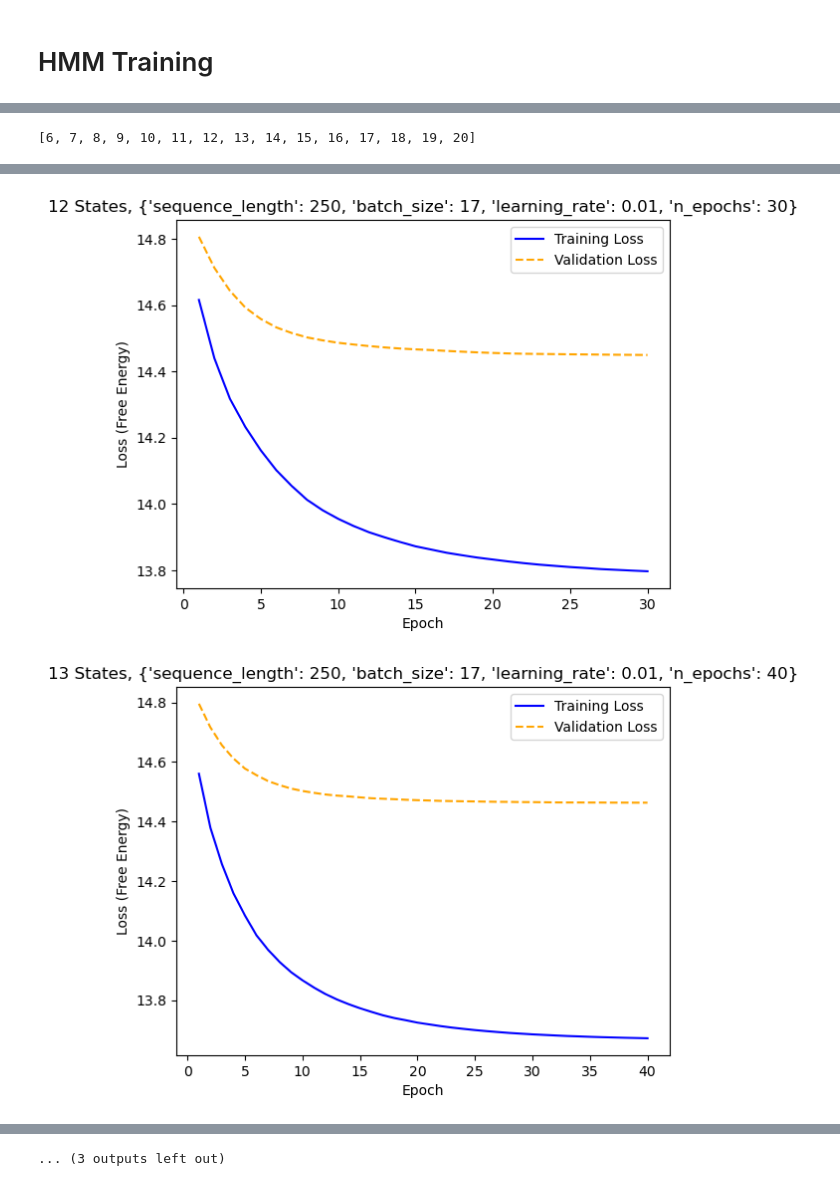
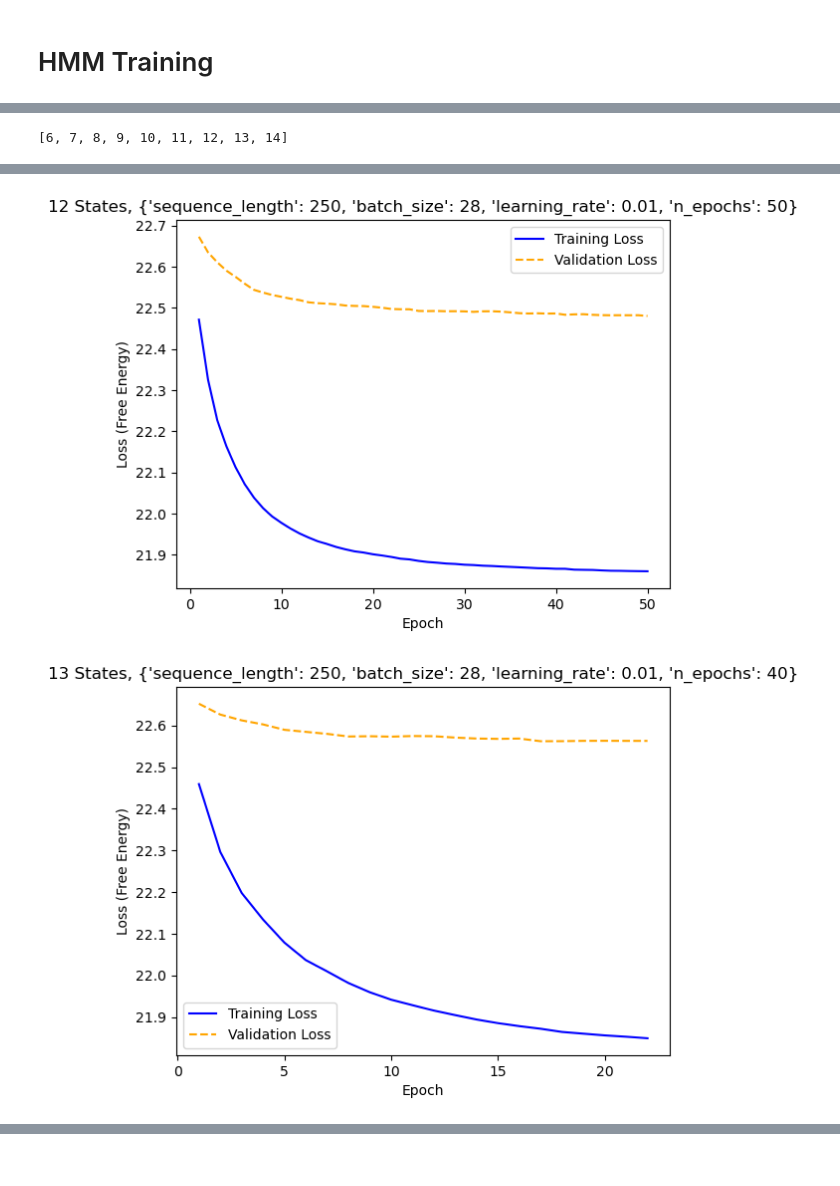
Before and after one commit to efei01/dFNC, a Jupyter notebook: HMM/CIMT_task/CIMT_task_HMM.ipynb, the cells around one changed output, grey strips where cells are left out. Drawn from its saved outputs; the diff is of its cells as text; code cells hidden in the pictures.

Commit message:
Added model evaluation metrics for the full dataset to CIMT_task_HMM.ipynb

```diff
--- a/HMM/CIMT_task/CIMT_task_HMM.ipynb
+++ b/HMM/CIMT_task/CIMT_task_HMM.ipynb
@@ -315,7 +274,7 @@ Total number of batches/parameter updates: 5
 # %%
-param_grid_no_TDE = {
-    'sequence_length': [250],
-    'batch_size': [17],
+hyperparam_grid_ICA_no_TDE = {
+    'sequence_length': [250], # .recommend_model_config() recommends 200, so increasing slightly to 250 for clean division of 250
+    'batch_size': [28],
     'learning_rate': [0.01],
-    'n_epochs': [20, 30, 40, 50, 60, 70], # added more options to check for possible further improvement past 20 epochs
+    'n_epochs': [20, 30, 40, 50, 60, 70, 80, 90, 100], # added more options to check for possible further improvement past 20 epochs
 }
@@ -328,0 +283,2 @@ pkl_name = "hyperparam_CV_no_TDE"
+# %%
+model_eval_log = {}
@@ -329,7 +287,9 @@ pkl_name = "hyperparam_CV_no_TDE"
 # %%
-if os.path.exists(f'grid_search/{pkl_name}.pkl'):
-    with open(f'grid_search/{pkl_name}.pkl', 'rb') as f:
-        hyperparam_CV_no_TDE = pickle.load(f)
+if os.path.exists(f'grid_search/model_eval_log_{pkl_suffix}.pkl'):
+    with open(f'grid_search/model_eval_log_{pkl_suffix}.pkl', 'rb') as f:
+        model_eval_log = pickle.load(f)
+else:
+    os.mkdir('grid_search')
 
-sorted(hyperparam_CV_no_TDE.keys())
+sorted(model_eval_log.keys())
 # %% [output]
@@ -418,19 +372,19 @@ Fold 5...
 # %%
-sorted_states = sorted(hyperparam_CV_log.keys())
+sorted_states = sorted(model_eval_log.keys())
 sorted_states
 # %% [output]
-[6, 7, 8, 9, 10, 11, 12, 13, 14, 15, 16, 17, 18, 19, 20]
+[6, 7, 8, 9, 10, 11, 12, 13, 14]
 # %%
 # Sanity check
 f_idx = 0
-for n in sorted_states:
-    example = hyperparam_CV_log[n]['histories'][np.argmax(np.mean(hyperparam_CV_log[n]['test_evidences'], axis=1))]
+for num_states in sorted_states:
+    example = model_eval_log[num_states]['histories'][np.argmax(np.mean(model_eval_log[num_states]['test_free_energies'], axis=1))]
     fig, ax = plt.subplots(1, 1)
     x = range(1, len(example[f_idx]['loss']) + 1)
     ax.plot(x, example[f_idx]['loss'], label="Training Loss", color='blue', linestyle='-')
     ax.plot(x, example[f_idx]['val_loss'], label="Validation Loss", color='orange', linestyle='--')
 
-    ax.set_title(f"{n} States, " + str(hyperparam_CV_log[n]['params'][np.argmax(np.mean(hyperparam_CV_log[n]['test_evidences'], axis=1))]))
+    ax.set_title(f"{num_states} States, " + str(model_eval_log[num_states]['hyperparams'][np.argmax(np.mean(model_eval_log[num_states]['test_free_energies'], axis=1))]))
     ax.set_xlabel("Epoch")
     ax.set_ylabel("Loss (Free Energy)")
     ax.legend()
@@ -445,2 +399,2 @@ for n in sorted_states:
-[figure, old version]
+[figure, new version]
-[figure, old version]
+[figure, new version]
@@ -451 +401,0 @@ for n in sorted_states:
-... (3 outputs left out)
```
Also changed, not shown: parts of 47 cells of this notebook, 49 other files.
